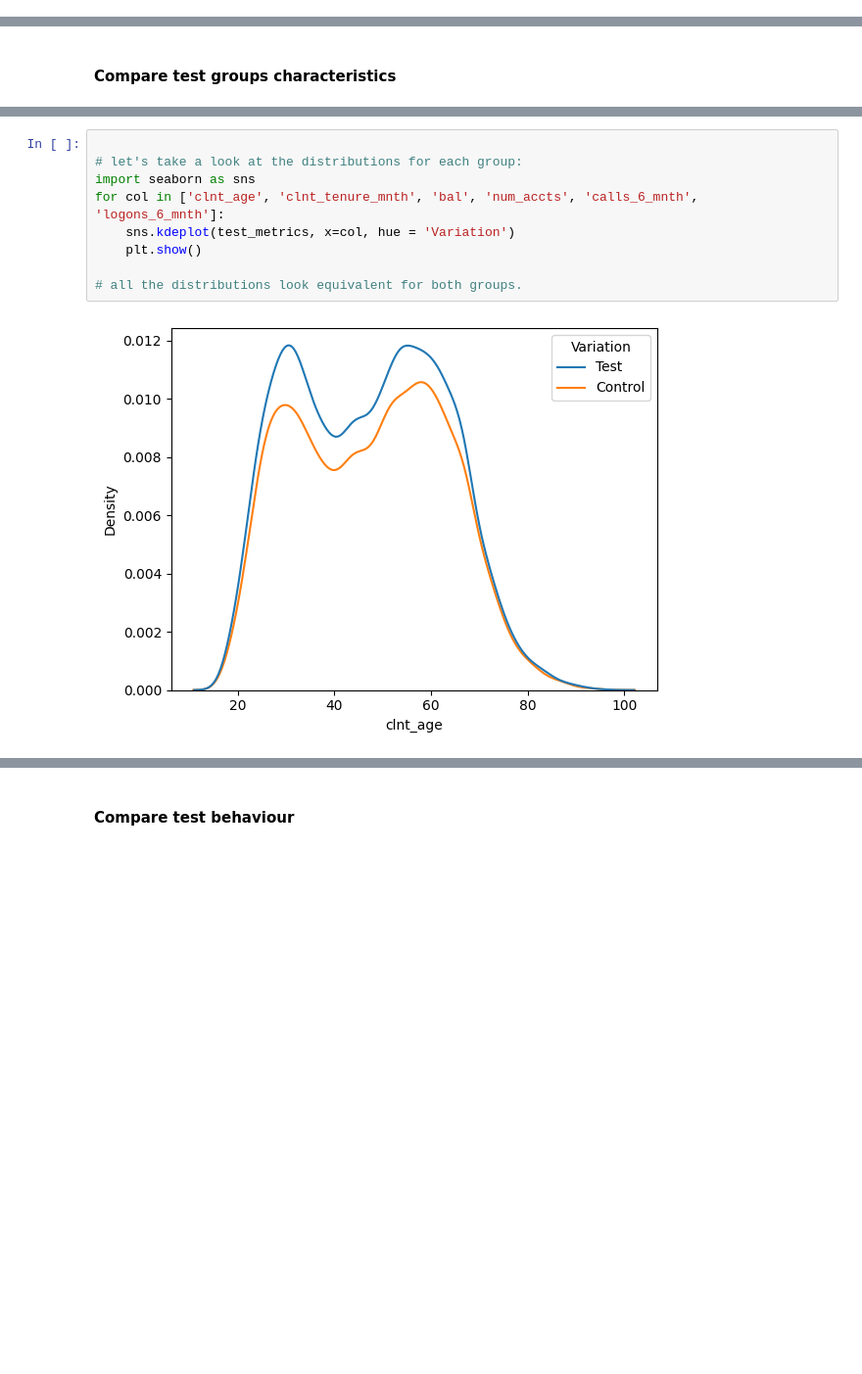
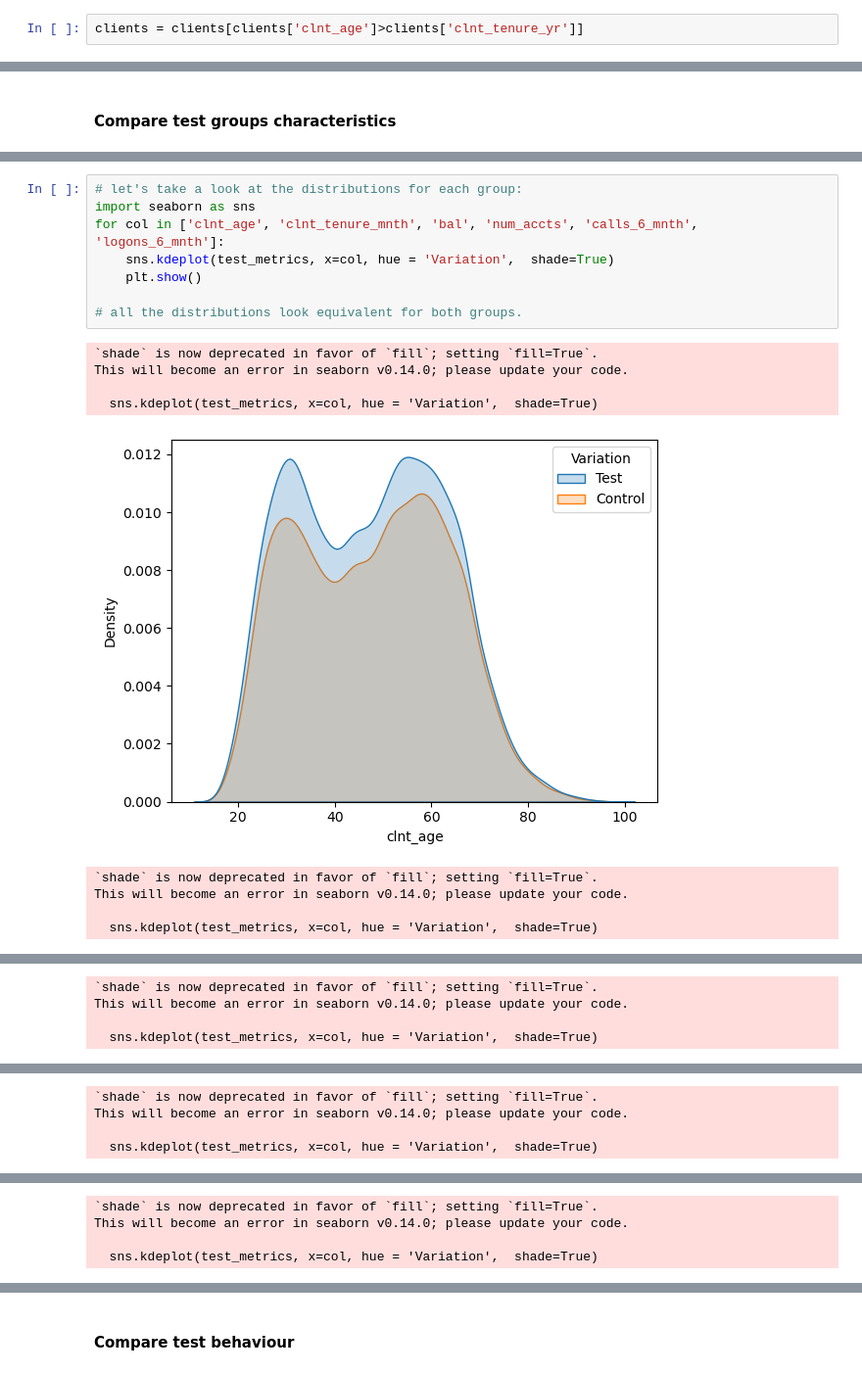
Before and after one commit to almudenamcastro/ironhack-w5-EDA, a Jupyter notebook: notebooks/main.ipynb, the cells around one changed output, grey strips where cells are left out. Shown at 98% size. Drawn from its saved outputs; the diff is of its cells as text; blank space fills up the shorter version.

```diff
--- a/notebooks/main.ipynb
+++ b/notebooks/main.ipynb
@@ -108,6 +108,8 @@ clients[clients_num].describe()
 | 50% | 11.000000 | 136.000000 | 47.000000 | 2.000000 | 6.333459e+04 | 3.000000 | 5.000000 |
 | 75% | 16.000000 | 192.000000 | 59.000000 | 2.000000 | 1.375461e+05 | 6.000000 | 7.000000 |
 | max | 62.000000 | 749.000000 | 96.000000 | 8.000000 | 1.632004e+07 | 7.000000 | 9.000000 |
+# %%
+clients = clients[clients['clnt_age']>clients['clnt_tenure_yr']]
 # %% [markdown]
 ### Events
 # %%
@@ -493,11 +508,18 @@ Index(['client_id', 'Variation', 'clnt_tenure_yr', 'clnt_tenure_mnth',
 # %%
-
 # let's take a look at the distributions for each group:
 import seaborn as sns
 for col in ['clnt_age', 'clnt_tenure_mnth', 'bal', 'num_accts', 'calls_6_mnth', 'logons_6_mnth']:
-    sns.kdeplot(test_metrics, x=col, hue = 'Variation')
+    sns.kdeplot(test_metrics, x=col, hue = 'Variation',  shade=True)
     plt.show()
 
 # all the distributions look equivalent for both groups.
 # %% [output]
+`shade` is now deprecated in favor of `fill`; setting `fill=True`.
+This will become an error in seaborn v0.14.0; please update your code.
+
+  sns.kdeplot(test_metrics, x=col, hue = 'Variation',  shade=True)
-[figure, old version]
+[figure, new version]
+`shade` is now deprecated in favor of `fill`; setting `fill=True`.
+This will become an error in seaborn v0.14.0; please update your code.
+
+  sns.kdeplot(test_metrics, x=col, hue = 'Variation',  shade=True)
@@ -504,0 +527,4 @@ for col in ['clnt_age', 'clnt_tenure_mnth', 'bal', 'num_accts', 'calls_6_mnth',
+`shade` is now deprecated in favor of `fill`; setting `fill=True`.
+This will become an error in seaborn v0.14.0; please update your code.
+
+  sns.kdeplot(test_metrics, x=col, hue = 'Variation',  shade=True)
@@ -505,0 +532,4 @@ for col in ['clnt_age', 'clnt_tenure_mnth', 'bal', 'num_accts', 'calls_6_mnth',
+`shade` is now deprecated in favor of `fill`; setting `fill=True`.
+This will become an error in seaborn v0.14.0; please update your code.
+
+  sns.kdeplot(test_metrics, x=col, hue = 'Variation',  shade=True)
@@ -506,0 +537,4 @@ for col in ['clnt_age', 'clnt_tenure_mnth', 'bal', 'num_accts', 'calls_6_mnth',
+`shade` is now deprecated in favor of `fill`; setting `fill=True`.
+This will become an error in seaborn v0.14.0; please update your code.
+
+  sns.kdeplot(test_metrics, x=col, hue = 'Variation',  shade=True)
```
Also changed, not shown: parts of 15 cells of this notebook.
